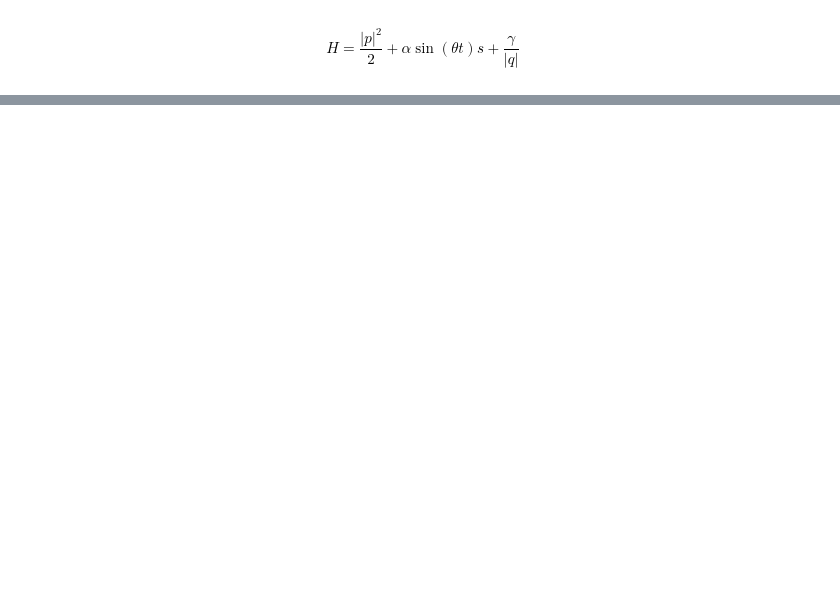
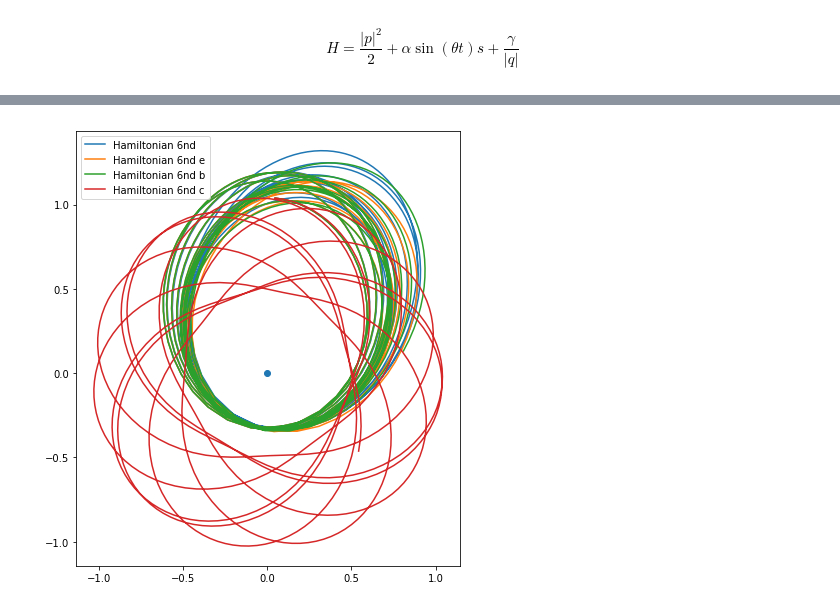
Before and after one commit to mseri/contact-integrators, a Jupyter notebook: The Time-Perturbed Kepler model.ipynb, the cells around one changed output, grey strips where cells are left out. Drawn from its saved outputs; the diff is of its cells as text; code cells hidden in the pictures; blank space fills up the shorter version.

```diff
--- a/The Time-Perturbed Kepler model.ipynb
+++ b/The Time-Perturbed Kepler model.ipynb
@@ -154,0 +206,32 @@ for (p0, q0) in [init]:
+# %%
+solm, solms, _ = ic.integrate(ic.step6, tpk, tspan, p0, q0, 0.0)
+
+step6e = lambda system, dt, p, q, s, t: ic.step6(system, dt, p, q, s, t, a=ic.e_six)
+step6b = lambda system, dt, p, q, s, t: ic.step6(system, dt, p, q, s, t, a=ic.b_six)
+step6c = lambda system, dt, p, q, s, t: ic.step6(system, dt, p, q, s, t, a=ic.c_six)
+sole, _, _ = ic.integrate(step6e, tpk, tspan, p0, q0, 0.0)
+solb, _, _ = ic.integrate(step6b, tpk, tspan, p0, q0, 0.0)
+solc, _, _ = ic.integrate(step6c, tpk, tspan, p0, q0, 0.0)
+
+plt.figure(figsize=(12,8))
+plt.plot(solm[:,1,0],
+         solm[:,1,1],
+         label="Hamiltonian 6nd")
+plt.plot(sole[:,1,0],
+         sole[:,1,1],
+         label="Hamiltonian 6nd e")
+plt.plot(solb[:,1,0],
+         solb[:,1,1],
+         label="Hamiltonian 6nd b")
+plt.plot(solc[:,1,0],
+         solc[:,1,1],
+         label="Hamiltonian 6nd c")
+
+plt.scatter(0,0)
+
+plt.gca().set_aspect('equal', adjustable='box')
+
+plt.legend()
+plt.show()
+# %% [output]
+[figure, added]
```
Also changed, not shown: parts of 3 cells of this notebook, 2 other files.
